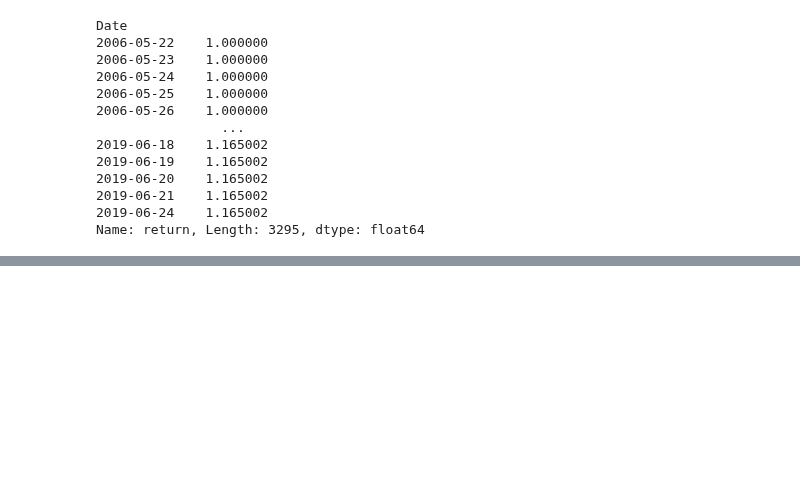
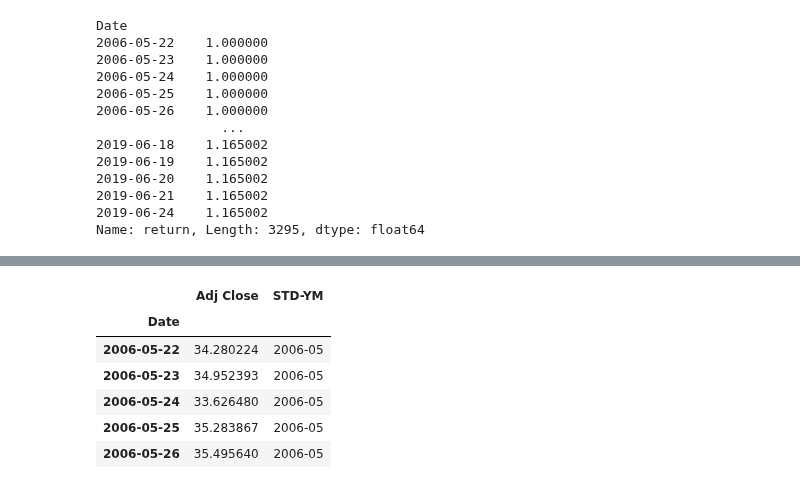
Before and after one commit to sejinhwang97ko/2023prac, a Jupyter notebook: 20230414/01_momentum.ipynb, the cells around one changed output, grey strips where cells are left out. Saved outputs shown, nothing was run; the diff lists cells and outputs as text; code cells hidden in the pictures; blank space fills up the shorter version.

```diff
--- a/20230414/01_momentum.ipynb
+++ b/20230414/01_momentum.ipynb
@@ -417,0 +443,18 @@ Name: return, Length: 3295, dtype: float64
+# %%
+def func_1(df):
+    #인덱스가 Date가 아니면 Date 컬럼을 인덱스로 변경
+    if 'Date' in df.columns:
+        df = df.set_index("Date")
+
+    df = df.loc[~df.isin([np.nan, np.inf, -np.inf]).any(1)]
+    df = df[['Adj Close']]
+    df.index= pd.to_datetime(df.index)
+
+    # 새로운 파생변수 년-월의 데이터를 대입
+    def change(x):
+        return datetime.strftime(x, '%Y-%m')
+
+    df['STD-YM'] = list(map(change, df.index))
+
+    # 혹은 df['STD-YM'] = list(map(lambda x: datetime.strftime(x, '%Y-%m'), df.index))
+    return df
@@ -417,0 +471,11 @@ Name: return, Length: 3295, dtype: float64
+# %%
+df1 = func_1(df)
+df1.head(5)
+# %% [output]
+|  | Adj Close | STD-YM |
+| Date |  |  |
+| 2006-05-22 | 34.280224 | 2006-05 |
+| 2006-05-23 | 34.952393 | 2006-05 |
+| 2006-05-24 | 33.626480 | 2006-05 |
+| 2006-05-25 | 35.283867 | 2006-05 |
+| 2006-05-26 | 35.495640 | 2006-05 |
```
Also changed, not shown: parts of 6 cells of this notebook, 1 other file.
